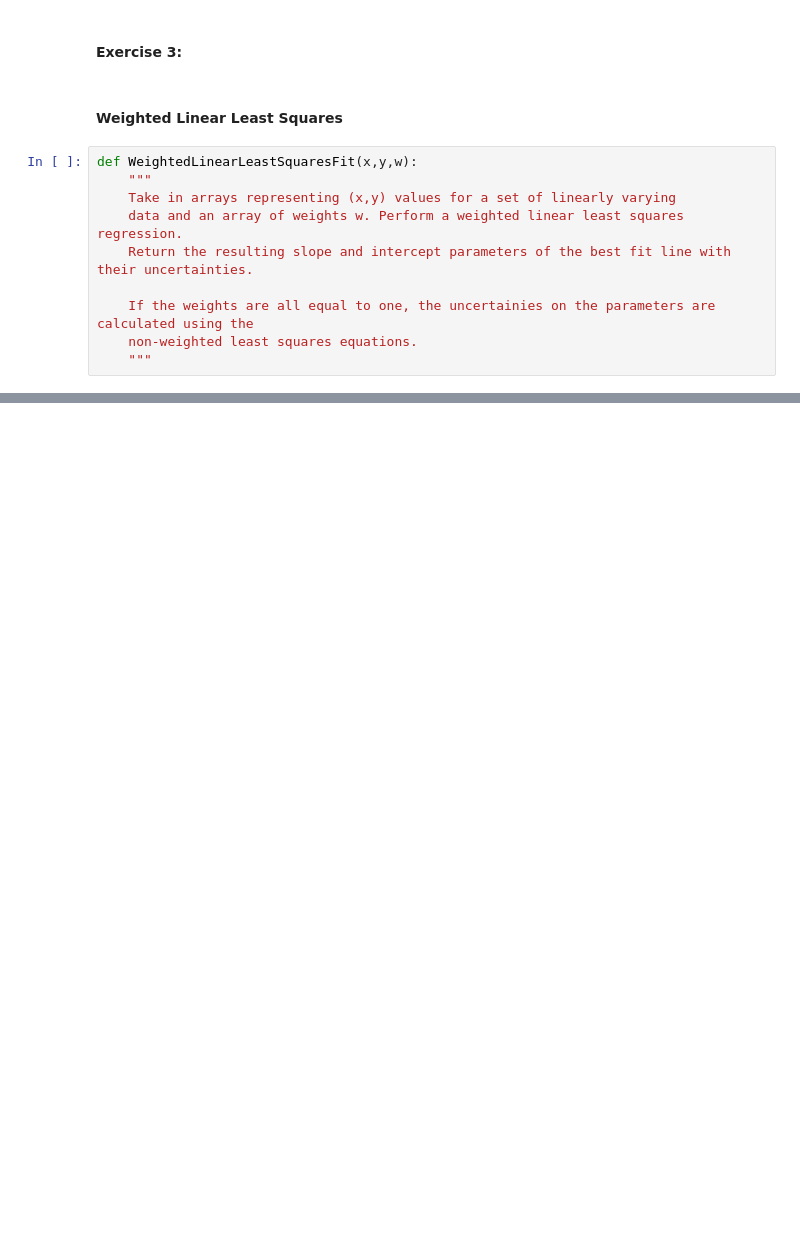
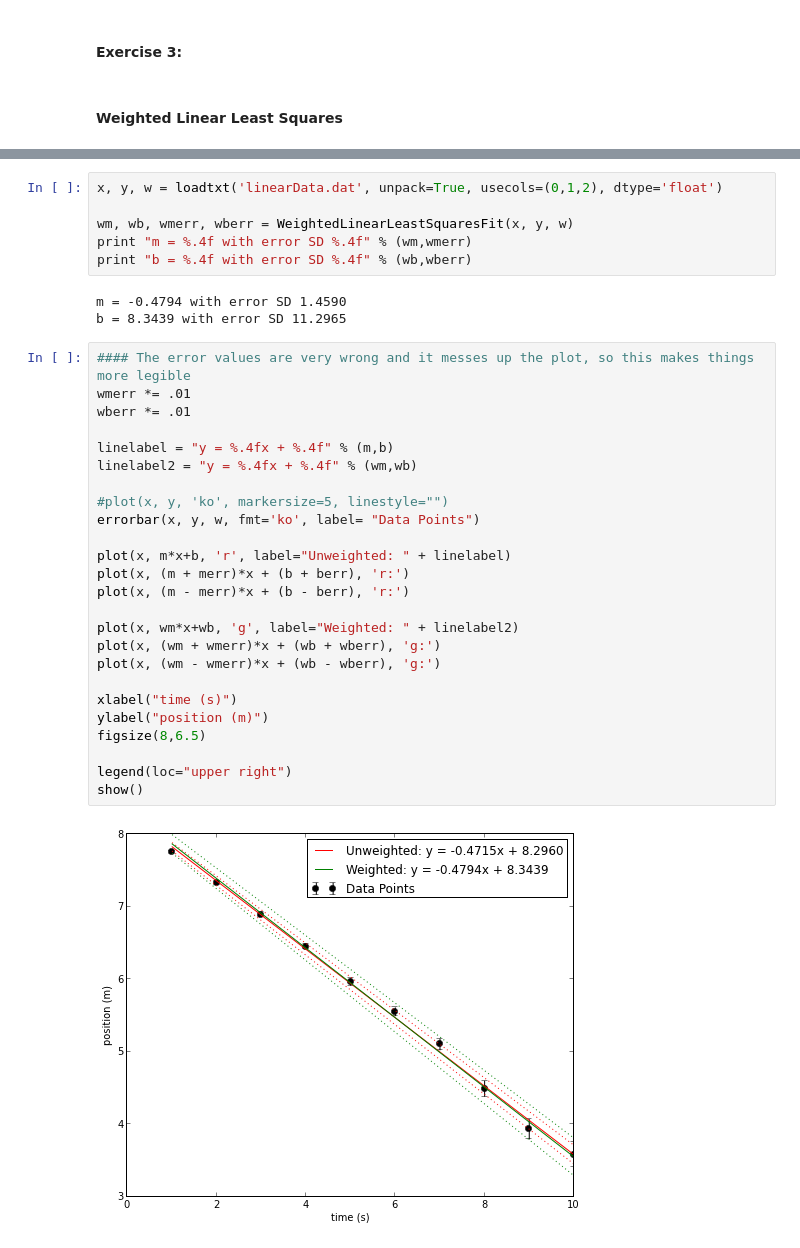
Before and after one commit to jvanatta/particle-tracks, a Jupyter notebook: week9/thursRegression.ipynb, the cells around one changed output, grey strips where cells are left out. Saved outputs shown, nothing was run; the diff lists cells and outputs as text; blank space fills up the shorter version.

Commit message:
weds night regression

```diff
--- a/week9/thursRegression.ipynb
+++ b/week9/thursRegression.ipynb
@@ -115,13 +112,3 @@ show()
 #### Exercise 3:
 # %% [markdown]
 #### Weighted Linear Least Squares
-# %%
-def WeightedLinearLeastSquaresFit(x,y,w):
-    """
-    Take in arrays representing (x,y) values for a set of linearly varying
-    data and an array of weights w. Perform a weighted linear least squares regression.
-    Return the resulting slope and intercept parameters of the best fit line with their uncertainties.
-
-    If the weights are all equal to one, the uncertainies on the parameters are calculated using the
-    non-weighted least squares equations.
-    """
@@ -127,0 +155,36 @@ def WeightedLinearLeastSquaresFit(x,y,w):
+# %%
+x, y, w = loadtxt('linearData.dat', unpack=True, usecols=(0,1,2), dtype='float')
+
+wm, wb, wmerr, wberr = WeightedLinearLeastSquaresFit(x, y, w)
+print "m = %.4f with error SD %.4f" % (wm,wmerr)
+print "b = %.4f with error SD %.4f" % (wb,wberr)
+# %% [output]
+m = -0.4794 with error SD 1.4590
+b = 8.3439 with error SD 11.2965
+# %%
+#### The error values are very wrong and it messes up the plot, so this makes things more legible
+wmerr *= .01
+wberr *= .01
+
+linelabel = "y = %.4fx + %.4f" % (m,b)
+linelabel2 = "y = %.4fx + %.4f" % (wm,wb)
+
+#plot(x, y, 'ko', markersize=5, linestyle="")
+errorbar(x, y, w, fmt='ko', label= "Data Points")
+
+plot(x, m*x+b, 'r', label="Unweighted: " + linelabel)
+plot(x, (m + merr)*x + (b + berr), 'r:')
+plot(x, (m - merr)*x + (b - berr), 'r:')
+
+plot(x, wm*x+wb, 'g', label="Weighted: " + linelabel2)
+plot(x, (wm + wmerr)*x + (wb + wberr), 'g:')
+plot(x, (wm - wmerr)*x + (wb - wberr), 'g:')
+
+xlabel("time (s)")
+ylabel("position (m)")
+figsize(8,6.5)
+
+legend(loc="upper right")
+show()
+# %% [output]
+[figure, added]
```
Also changed, not shown: parts of 5 cells of this notebook.
